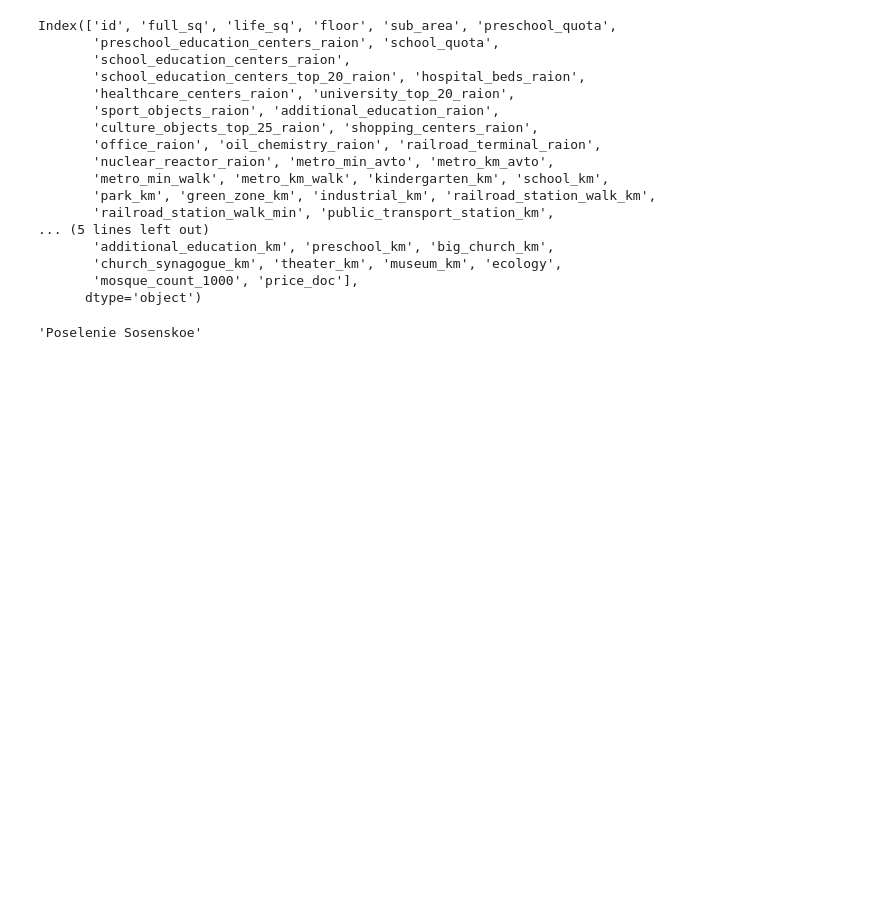
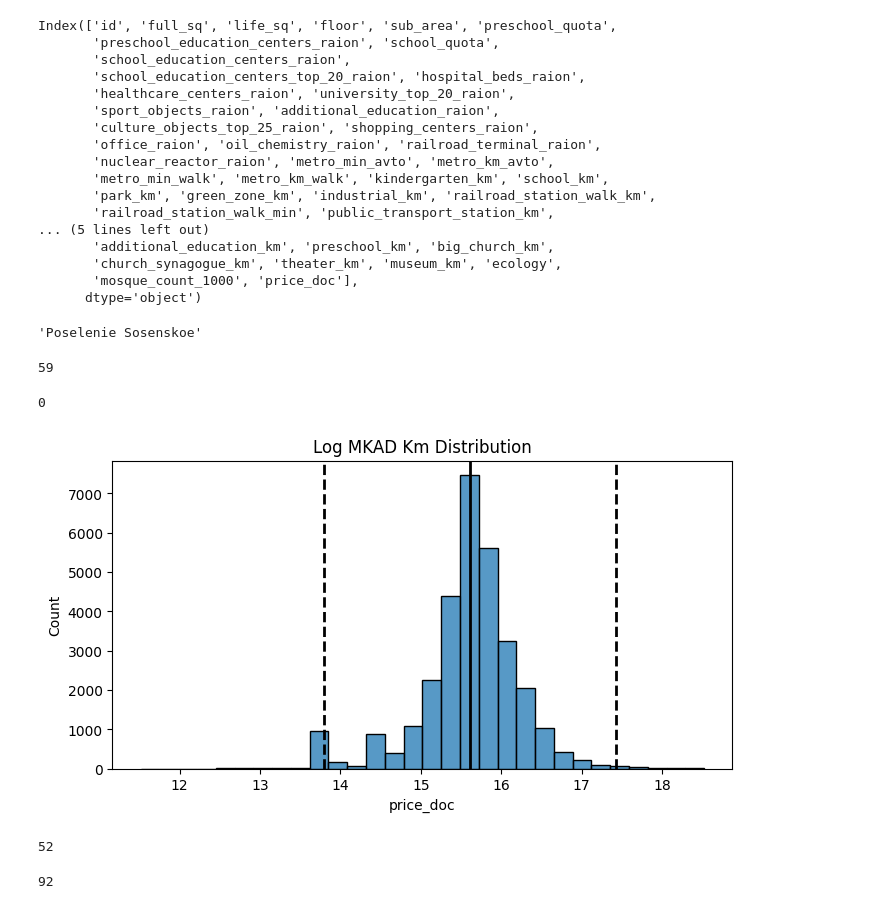
Before and after one commit to Dennniskoo/data_science, a Jupyter notebook: SkillFactory/Pandas/data_cleaning.ipynb, the cells around one changed output. Saved outputs shown, nothing was run; the diff lists cells and outputs as text; code cells hidden in the pictures; blank space fills up the shorter version.

Commit message:
data cleaning

```diff
--- a/SkillFactory/Pandas/data_cleaning.ipynb
+++ b/SkillFactory/Pandas/data_cleaning.ipynb
@@ -27,3 +27,60 @@ px.scatter(data, x='price_doc', y='kremlin_km')
 data['sub_area'].mode()[0]
 # %% [output]
 'Poselenie Sosenskoe'
+# %%
+def outliers_iqr_mod(data, feature, left=1.5, right=1.5, log_scale=False):
+    if log_scale:
+        import numpy as np
+        x = np.log(data[feature])
+    else:
+        x = data[feature]
+    quartile_1, quartile_3 = x.quantile(0.25), x.quantile(0.75)
+    iqr = quartile_3 - quartile_1
+    lower_bound = quartile_1 - (iqr * left)
+    upper_bound = quartile_3 + (iqr * right)
+    outliers = data[(x < lower_bound) | (x > upper_bound)]
+    cleaned = data[( x > lower_bound) & (x < upper_bound)]
+    return outliers, cleaned
+
+outliers_iqr_mod(data, 'full_sq', left=1, right=6)[0].shape[0]
+# %% [output]
+59
+# %%
+def outliers_z_score_mod(data, feature, log_scale=False, left=3.0, right=3.0):
+    if log_scale:
+        import numpy as np
+        x = np.log(data[feature]+1)
+    else:
+        x = data[feature]
+    mu = x.mean()
+    sigma = x.std()
+    lower_bound = mu - left * sigma
+    upper_bound = mu + right * sigma
+    outliers = data[(x < lower_bound) | (x > upper_bound)]
+    cleaned = data[(x > lower_bound) & (x < upper_bound)]
+    return outliers, cleaned
+
+outliers_z_score_mod(data, 'mkad_km', right=3.5, log_scale=True)[0].shape[0]
+# %% [output]
+0
+# %%
+import numpy as np
+import matplotlib.pyplot as plt
+import seaborn as sns
+plot_data = np.log(data['price_doc']+1)
+fig, ax = plt.subplots(1, 1, figsize=(8, 4))
+histplot = sns.histplot(plot_data, bins=30, ax=ax)
+histplot.axvline(plot_data.mean(), color='k', lw=2)
+histplot.axvline(plot_data.mean()+ 3 * plot_data.std(), color='k', ls='--', lw=2)
+histplot.axvline(plot_data.mean()- 3 * plot_data.std(), color='k', ls='--', lw=2)
+histplot.set_title('Log MKAD Km Distribution');
+# %% [output]
+[figure, added]
+# %%
+outliers_z_score_mod(data, 'price_doc', left=3.7, right=3.7, log_scale=True)[0].shape[0]
+# %% [output]
+52
+# %%
+outliers_iqr_mod(data, 'price_doc', left=3, right=3, log_scale=True)[0].shape[0]
+# %% [output]
+92
```
